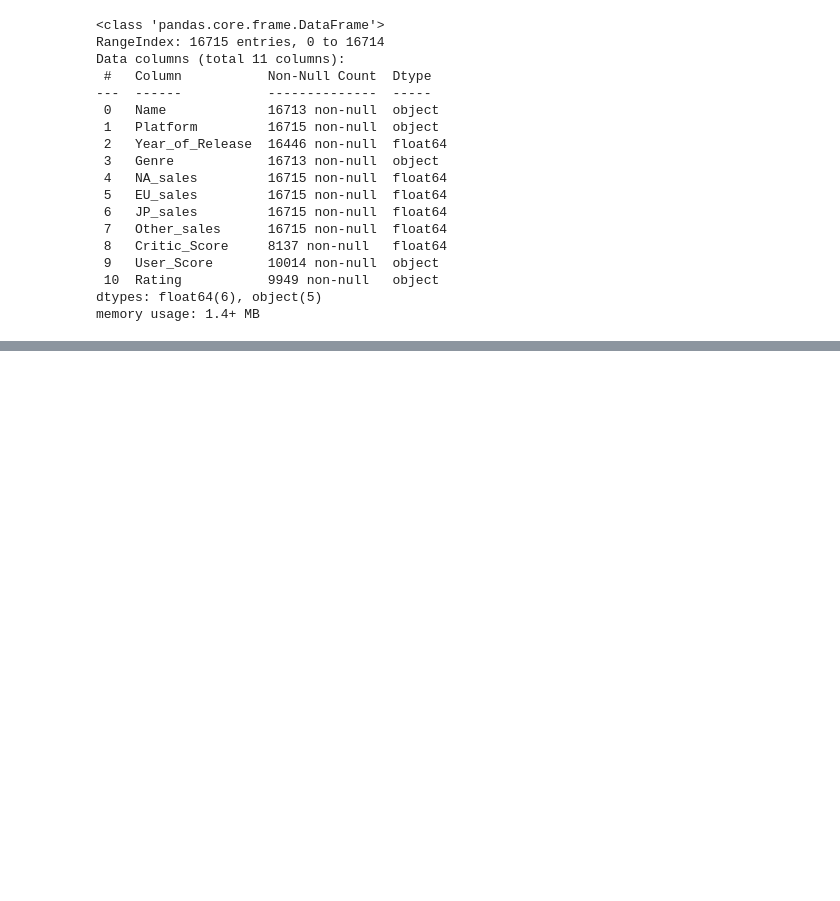
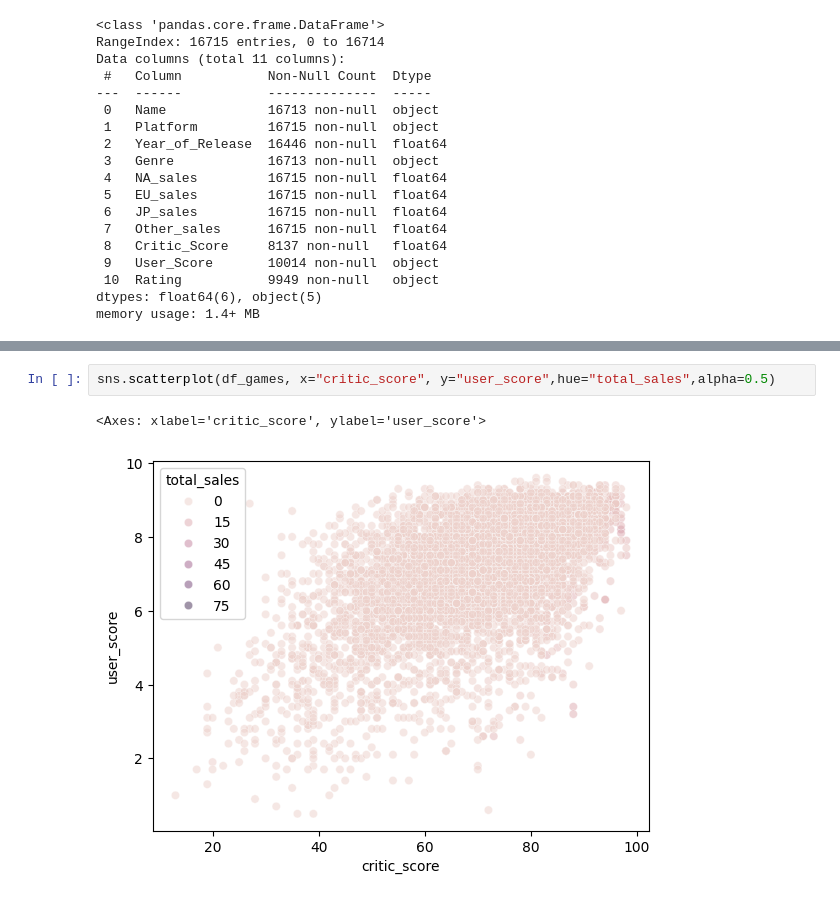
Before and after one commit to GabrielChavezC/Proyecto_integrador_ds, a Jupyter notebook: proyecto_integrador.ipynb, the cells around one changed output, grey strips where cells are left out. Drawn from its saved outputs; the diff is of its cells as text; blank space fills up the shorter version.

```diff
--- a/proyecto_integrador.ipynb
+++ b/proyecto_integrador.ipynb
@@ -97,0 +405,5 @@ Index(['name', 'platform', 'year_of_release', 'genre', 'na_sales', 'eu_sales',
+# %%
+sns.scatterplot(df_games, x="critic_score", y="user_score",hue="total_sales",alpha=0.5)
+# %% [output]
+<Axes: xlabel='critic_score', ylabel='user_score'>
+[figure, added]
```
Also changed, not shown: parts of 71 cells of this notebook, 1 other file.
